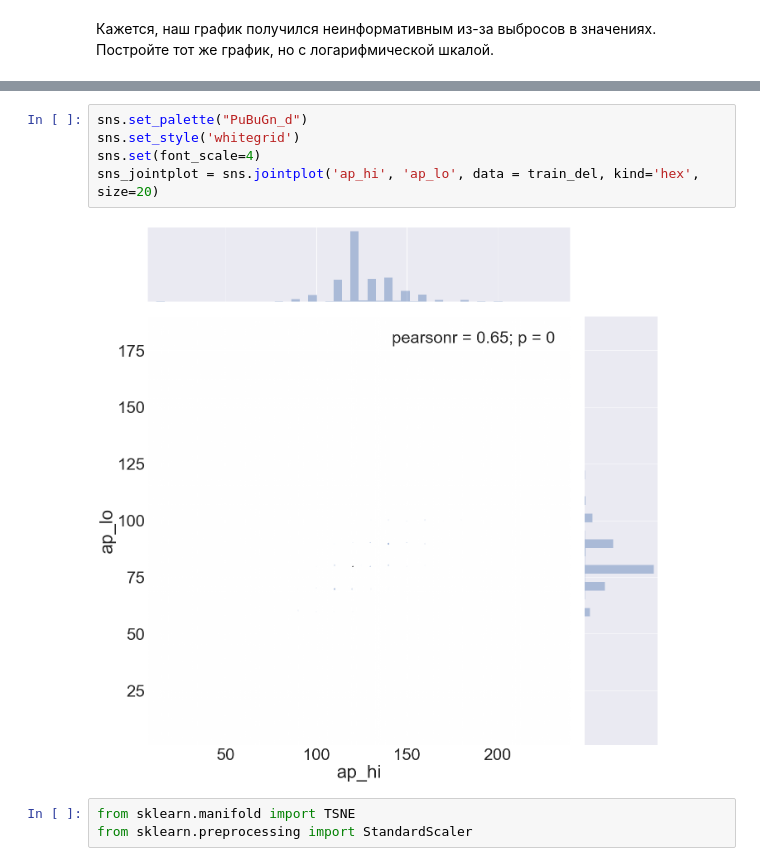
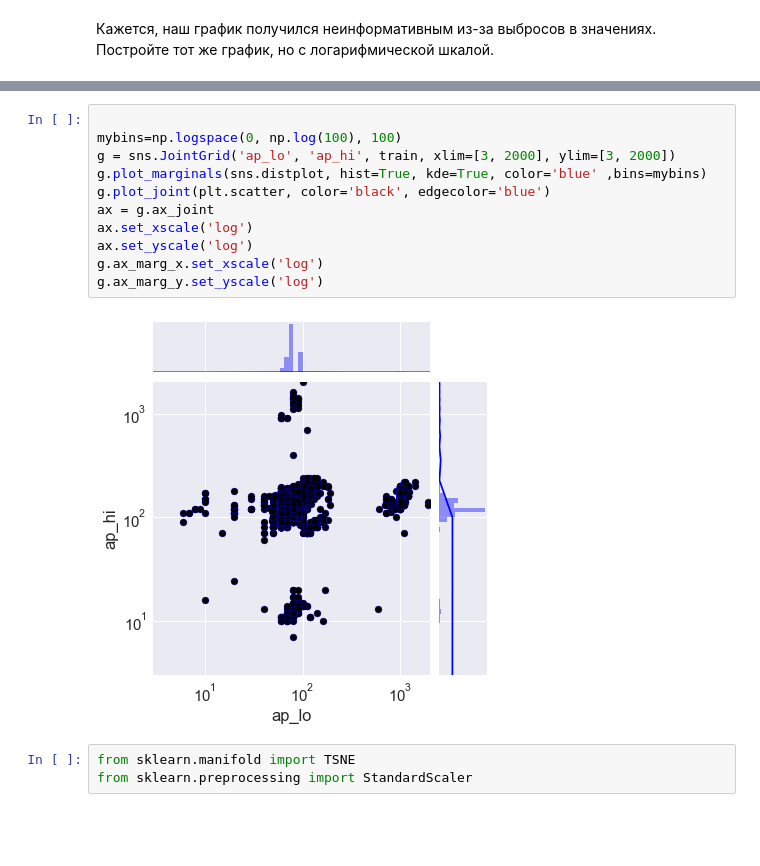
Before and after one commit to eakinshin/mlcourse_open, a Jupyter notebook: jupyter_notebooks/topic02_visual_analysis/hw2_session2_visual_analysis_basics.ipynb, the cells around one changed output, grey strips where cells are left out. Cells and saved outputs as stored; diff of their text form; blank space fills up the shorter version.

```diff
--- a/jupyter_notebooks/topic02_visual_analysis/hw2_session2_visual_analysis_basics.ipynb
+++ b/jupyter_notebooks/topic02_visual_analysis/hw2_session2_visual_analysis_basics.ipynb
@@ -262,10 +263,16 @@ print('Размер датасета: ', train_del.shape)
-# %%
-sns.set_palette("PuBuGn_d")
-sns.set_style('whitegrid')
-sns.set(font_scale=4)
-sns_jointplot = sns.jointplot('ap_hi', 'ap_lo', data = train_del, kind='hex', size=20)
-# %% [output]
-[figure, removed]
+# %%
+
+mybins=np.logspace(0, np.log(100), 100)
+g = sns.JointGrid('ap_lo', 'ap_hi', train, xlim=[3, 2000], ylim=[3, 2000])
+g.plot_marginals(sns.distplot, hist=True, kde=True, color='blue' ,bins=mybins)
+g.plot_joint(plt.scatter, color='black', edgecolor='blue')
+ax = g.ax_joint
+ax.set_xscale('log')
+ax.set_yscale('log')
+g.ax_marg_x.set_xscale('log')
+g.ax_marg_y.set_yscale('log')
+# %% [output]
+[figure, added]
 # %%
 from sklearn.manifold import TSNE
 from sklearn.preprocessing import StandardScaler
```
Also changed, not shown: parts of 6 cells of this notebook, 2 other files.
